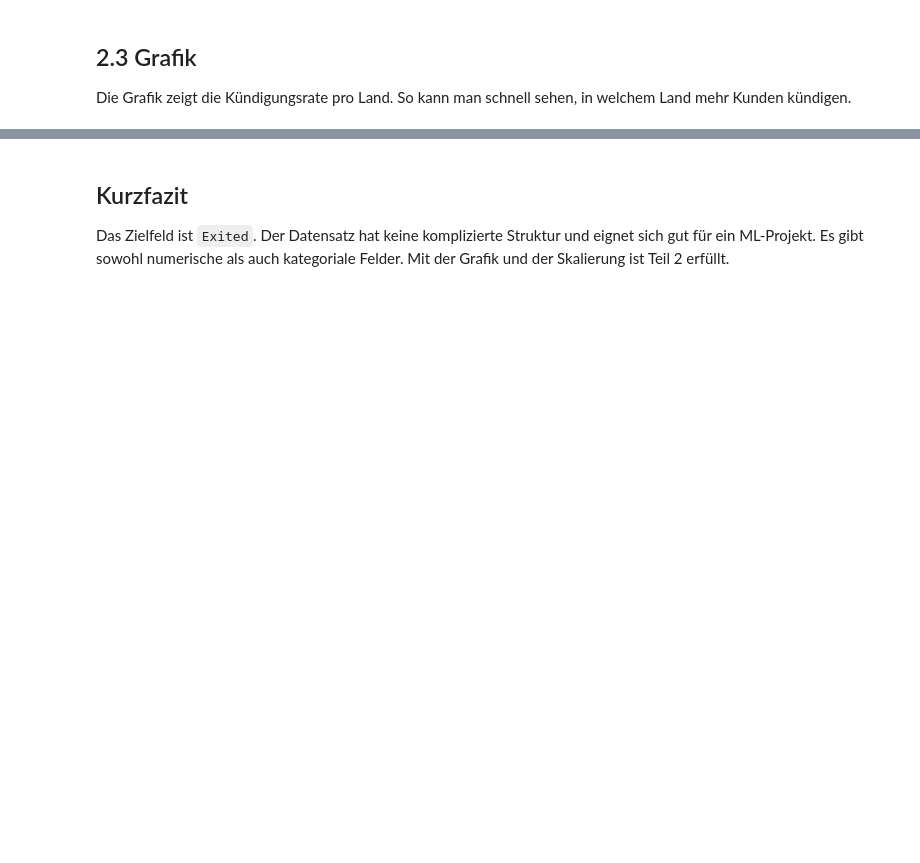
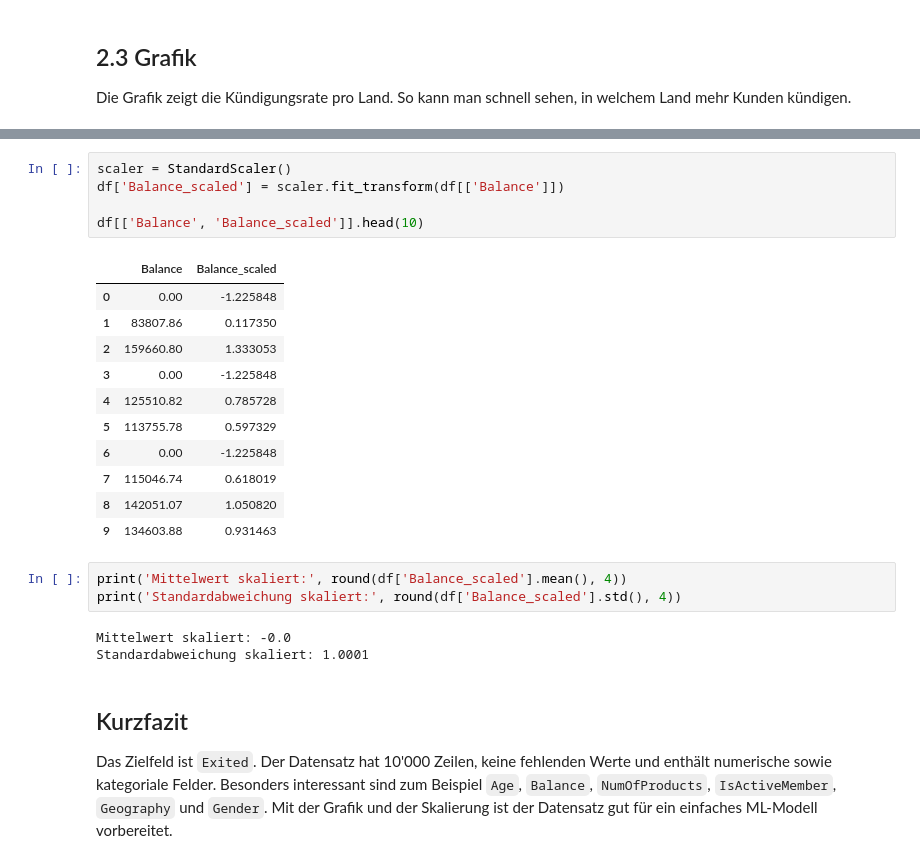
Before and after one commit to Geldflamme365/LB259, a Jupyter notebook: data_description.ipynb, the cells around one changed output, grey strips where cells are left out. Saved outputs shown, nothing was run; the diff lists cells and outputs as text; blank space fills up the shorter version.

```diff
--- a/data_description.ipynb
+++ b/data_description.ipynb
@@ -137,4 +150,27 @@ Standardabweichung skaliert: 1.0
+# %%
+scaler = StandardScaler()
+df['Balance_scaled'] = scaler.fit_transform(df[['Balance']])
+
+df[['Balance', 'Balance_scaled']].head(10)
+# %% [output]
+|  | Balance | Balance_scaled |
+| 0 | 0.00 | -1.225848 |
+| 1 | 83807.86 | 0.117350 |
+| 2 | 159660.80 | 1.333053 |
+| 3 | 0.00 | -1.225848 |
+| 4 | 125510.82 | 0.785728 |
+| 5 | 113755.78 | 0.597329 |
+| 6 | 0.00 | -1.225848 |
+| 7 | 115046.74 | 0.618019 |
+| 8 | 142051.07 | 1.050820 |
+| 9 | 134603.88 | 0.931463 |
+# %%
+print('Mittelwert skaliert:', round(df['Balance_scaled'].mean(), 4))
+print('Standardabweichung skaliert:', round(df['Balance_scaled'].std(), 4))
+# %% [output]
+Mittelwert skaliert: -0.0
+Standardabweichung skaliert: 1.0001
 # %% [markdown]
 ## Kurzfazit
 
-Das Zielfeld ist `Exited`. Der Datensatz hat keine komplizierte Struktur und eignet sich gut für ein ML-Projekt. Es gibt sowohl numerische als auch kategoriale Felder. Mit der Grafik und der Skalierung ist Teil 2 erfüllt.
+Das Zielfeld ist `Exited`. Der Datensatz hat 10'000 Zeilen, keine fehlenden Werte und enthält numerische sowie kategoriale Felder. Besonders interessant sind zum Beispiel `Age`, `Balance`, `NumOfProducts`, `IsActiveMember`, `Geography` und `Gender`. Mit der Grafik und der Skalierung ist der Datensatz gut für ein einfaches ML-Modell vorbereitet.
```
Also changed, not shown: parts of 17 cells of this notebook.
